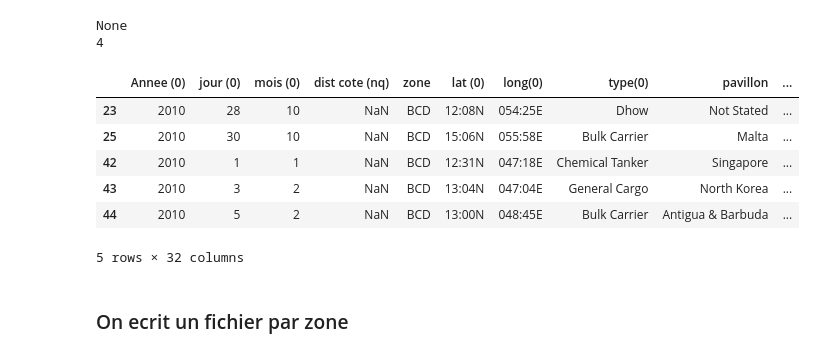
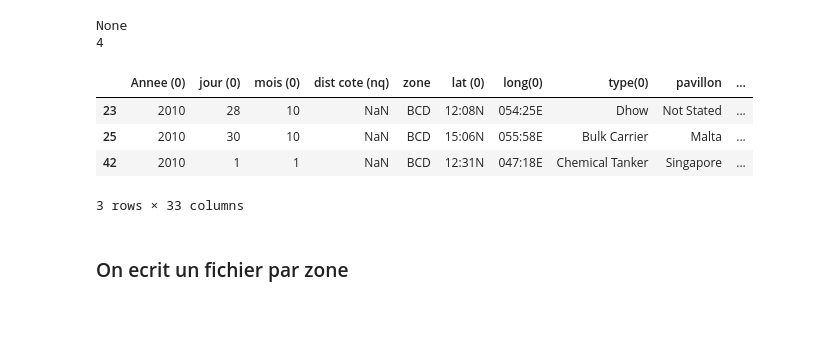
Before and after one commit to ifrebault/PiracyAttackPrediction, a Jupyter notebook: Enrichissement_aden/affectationArea.ipynb, the cells around one changed output. Saved outputs shown, nothing was run; the diff lists cells and outputs as text; code cells hidden in the pictures; blank space fills up the shorter version.

```diff
--- a/Enrichissement_aden/affectationArea.ipynb
+++ b/Enrichissement_aden/affectationArea.ipynb
@@ -135,15 +134,13 @@ None
 dfAden['lat_area'] = dfAden[dfAden['large_area']=="G"].apply(lambda row: affectation_zone(row['latitude'],row['longitude'],golfe_latitude_grid,golfe_longitude_grid,True), axis=1)
 dfAden['lon_area'] = dfAden[dfAden['large_area']=="G"].apply(lambda row: affectation_zone(row['latitude'],row['longitude'],golfe_latitude_grid,golfe_longitude_grid,False), axis=1)
 # %%
-dfAden[dfAden['large_area']=="G"].head()
+dfAden[dfAden['large_area']=="G"].head(3)
 # %% [output]
 |  | Annee (0) | jour (0) | mois (0) | dist cote (nq) | zone | lat (0) | long(0) | type(0) | pavillon | ... |
 | 23 | 2010 | 28 | 10 | NaN | BCD | 12:08N | 054:25E | Dhow | Not Stated | ... |
 | 25 | 2010 | 30 | 10 | NaN | BCD | 15:06N | 055:58E | Bulk Carrier | Malta | ... |
 | 42 | 2010 | 1 | 1 | NaN | BCD | 12:31N | 047:18E | Chemical Tanker | Singapore | ... |
-| 43 | 2010 | 3 | 2 | NaN | BCD | 13:04N | 047:04E | General Cargo | North Korea | ... |
-| 44 | 2010 | 5 | 2 | NaN | BCD | 13:00N | 048:45E | Bulk Carrier | Antigua & Barbuda | ... |
-5 rows × 32 columns
+3 rows × 33 columns
 # %% [markdown]
 ### On ecrit un fichier par zone
 # %%
```
Also changed, not shown: parts of 1 cell of this notebook, 6 other files.
